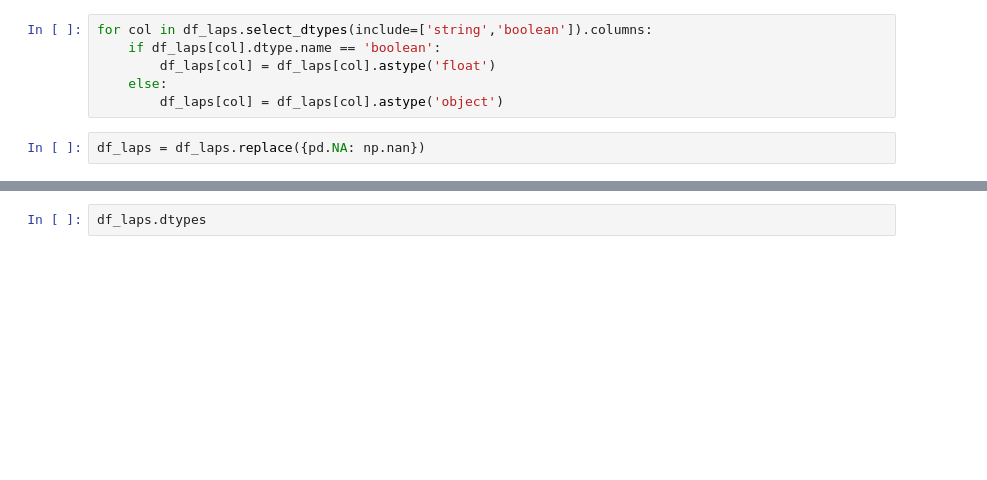
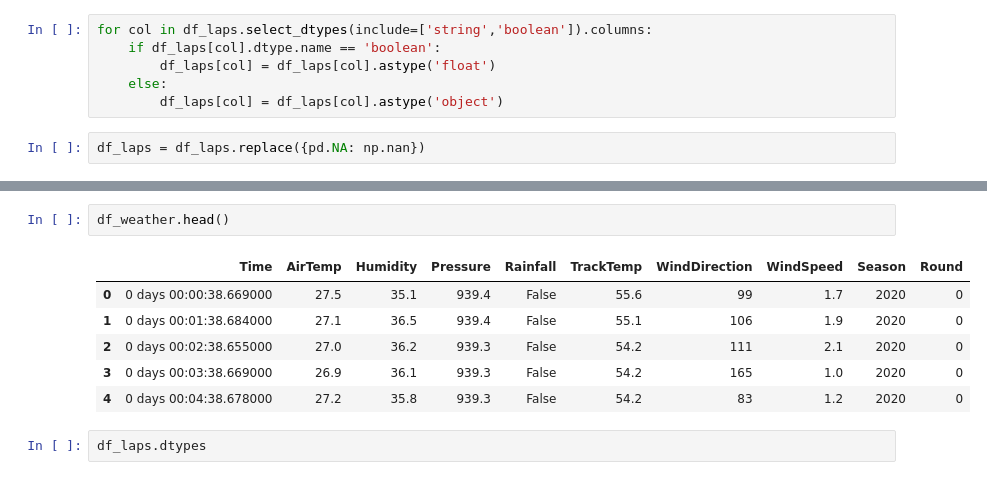
Before and after one commit to Ognjeniii/f1-predictions, a Jupyter notebook: Model3.ipynb, the cells around one changed output, grey strips where cells are left out. Saved outputs shown, nothing was run; the diff lists cells and outputs as text; blank space fills up the shorter version.

```diff
--- a/Model3.ipynb
+++ b/Model3.ipynb
@@ -41,3 +59,12 @@ df_laps.head()
+# %%
+df_weather.head()
+# %% [output]
+|  | Time | AirTemp | Humidity | Pressure | Rainfall | TrackTemp | WindDirection | WindSpeed | Season | Round |
+| 0 | 0 days 00:00:38.669000 | 27.5 | 35.1 | 939.4 | False | 55.6 | 99 | 1.7 | 2020 | 0 |
+| 1 | 0 days 00:01:38.684000 | 27.1 | 36.5 | 939.4 | False | 55.1 | 106 | 1.9 | 2020 | 0 |
+| 2 | 0 days 00:02:38.655000 | 27.0 | 36.2 | 939.3 | False | 54.2 | 111 | 2.1 | 2020 | 0 |
+| 3 | 0 days 00:03:38.669000 | 26.9 | 36.1 | 939.3 | False | 54.2 | 165 | 1.0 | 2020 | 0 |
+| 4 | 0 days 00:04:38.678000 | 27.2 | 35.8 | 939.3 | False | 54.2 | 83 | 1.2 | 2020 | 0 |
 # %%
 df_laps.dtypes
 # %% [output]
```
Also changed, not shown: parts of 30 cells of this notebook.
